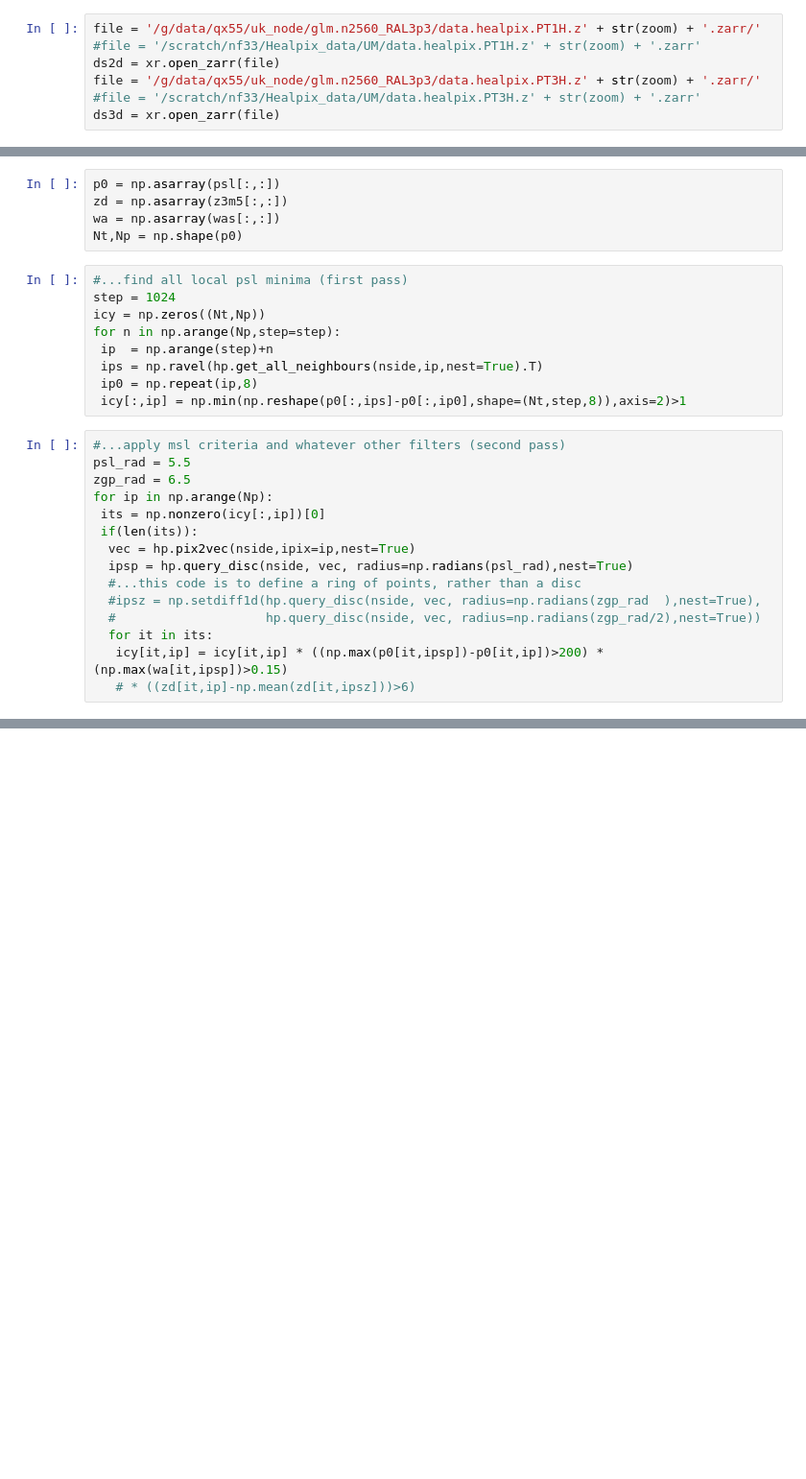
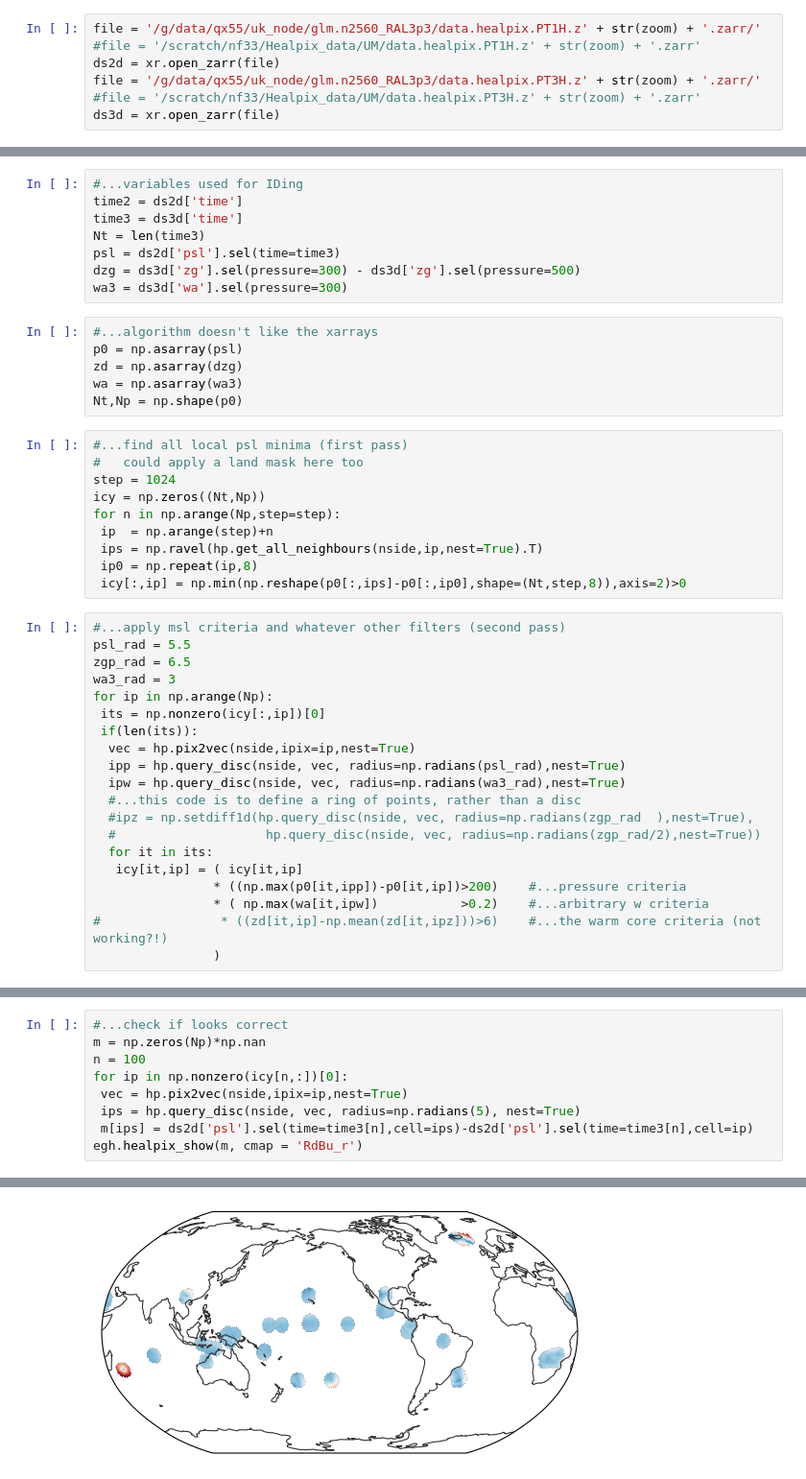
Before and after one commit to 21centuryweather/hk25-AusCyclones, a Jupyter notebook: notebooks/tempyx.ipynb, the cells around one changed output, grey strips where cells are left out. Shown at 96% size. Cells and saved outputs as stored; diff of their text form; blank space fills up the shorter version.

```diff
--- a/notebooks/tempyx.ipynb
+++ b/notebooks/tempyx.ipynb
@@ -32,29 +27,44 @@ was = ds3d['wa'][:,11,:]
+# %%
+#...variables used for IDing
+time2 = ds2d['time']
+time3 = ds3d['time']
+Nt = len(time3)
+psl = ds2d['psl'].sel(time=time3)
+dzg = ds3d['zg'].sel(pressure=300) - ds3d['zg'].sel(pressure=500)
+wa3 = ds3d['wa'].sel(pressure=300)
 # %%
-p0 = np.asarray(psl[:,:])
-zd = np.asarray(z3m5[:,:])
-wa = np.asarray(was[:,:])
+#...algorithm doesn't like the xarrays
+p0 = np.asarray(psl)
+zd = np.asarray(dzg)
+wa = np.asarray(wa3)
 Nt,Np = np.shape(p0)
 # %%
 #...find all local psl minima (first pass)
+#   could apply a land mask here too
 step = 1024
 icy = np.zeros((Nt,Np))
 for n in np.arange(Np,step=step):
  ip  = np.arange(step)+n
  ips = np.ravel(hp.get_all_neighbours(nside,ip,nest=True).T)
  ip0 = np.repeat(ip,8)
- icy[:,ip] = np.min(np.reshape(p0[:,ips]-p0[:,ip0],shape=(Nt,step,8)),axis=2)>1
+ icy[:,ip] = np.min(np.reshape(p0[:,ips]-p0[:,ip0],shape=(Nt,step,8)),axis=2)>0
 # %%
 #...apply msl criteria and whatever other filters (second pass)
 psl_rad = 5.5
 zgp_rad = 6.5
+wa3_rad = 3
 for ip in np.arange(Np):
  its = np.nonzero(icy[:,ip])[0]
  if(len(its)):
   vec = hp.pix2vec(nside,ipix=ip,nest=True)
-  ipsp = hp.query_disc(nside, vec, radius=np.radians(psl_rad),nest=True)
+  ipp = hp.query_disc(nside, vec, radius=np.radians(psl_rad),nest=True)
+  ipw = hp.query_disc(nside, vec, radius=np.radians(wa3_rad),nest=True)
   #...this code is to define a ring of points, rather than a disc
-  #ipsz = np.setdiff1d(hp.query_disc(nside, vec, radius=np.radians(zgp_rad  ),nest=True),
+  #ipz = np.setdiff1d(hp.query_disc(nside, vec, radius=np.radians(zgp_rad  ),nest=True),
   #                    hp.query_disc(nside, vec, radius=np.radians(zgp_rad/2),nest=True))
   for it in its:
-   icy[it,ip] = icy[it,ip] * ((np.max(p0[it,ipsp])-p0[it,ip])>200) * (np.max(wa[it,ipsp])>0.15)
-   # * ((zd[it,ip]-np.mean(zd[it,ipsz]))>6)
+   icy[it,ip] = ( icy[it,ip]
+                * ((np.max(p0[it,ipp])-p0[it,ip])>200)    #...pressure criteria
+                * ( np.max(wa[it,ipw])           >0.2)    #...arbitrary w criteria
+#                * ((zd[it,ip]-np.mean(zd[it,ipz]))>6)    #...the warm core criteria (not working?!)
+                )
@@ -60,0 +80,10 @@ for ip in np.arange(Np):
+# %%
+#...check if looks correct
+m = np.zeros(Np)*np.nan
+n = 100
+for ip in np.nonzero(icy[n,:])[0]:
+ vec = hp.pix2vec(nside,ipix=ip,nest=True)
+ ips = hp.query_disc(nside, vec, radius=np.radians(5), nest=True)
+ m[ips] = ds2d['psl'].sel(time=time3[n],cell=ips)-ds2d['psl'].sel(time=time3[n],cell=ip)
+egh.healpix_show(m, cmap = 'RdBu_r')
+# %% [output]
@@ -60,0 +92 @@ for ip in np.arange(Np):
+[figure, added]
```
Also changed, not shown: parts of 28 cells of this notebook.
